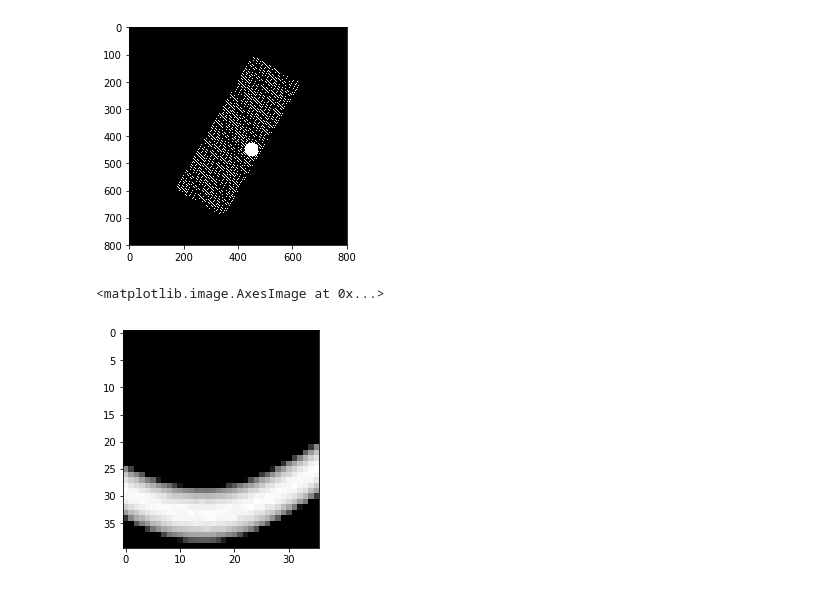
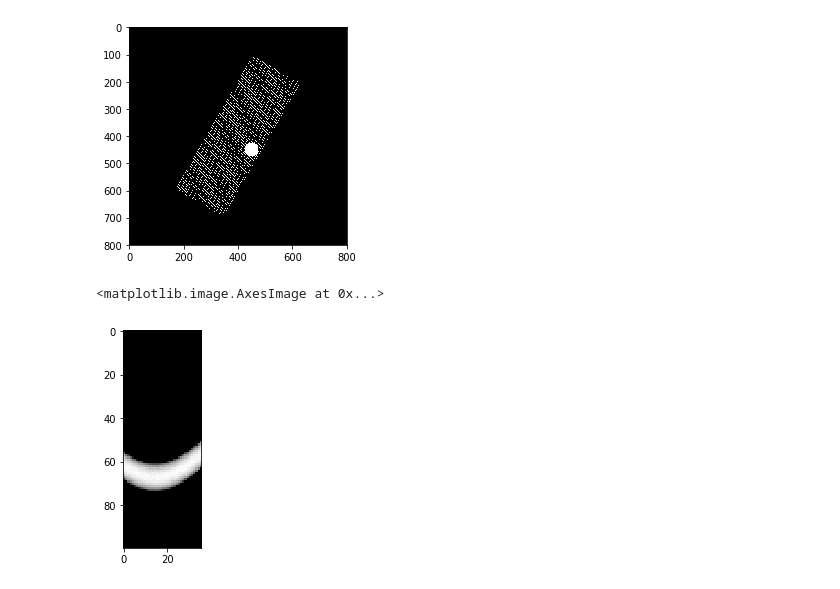
Before and after one commit to damianhorna/backprojection-tomography, a Jupyter notebook: sinogram.ipynb, the cells around one changed output. Drawn from its saved outputs; the diff is of its cells as text; code cells hidden in the pictures.

```diff
--- a/sinogram.ipynb
+++ b/sinogram.ipynb
@@ -128,6 +128,7 @@ def gen_sinogram(n,l, alphaStepDeg, img):
     center = (int(paddGray.shape[0]/2), int(paddGray.shape[1]/2))
 
     lines = []
+    all_lines=[]
     em, det = gen_emitters_and_detectors(n, l)
     for p1,p2 in zip(em, det):
         lines.append(bresenham(p1,p2))
@@ -139,12 +140,14 @@ def gen_sinogram(n,l, alphaStepDeg, img):
         for j, line in enumerate(rotated):
             sinogram[j,i] = sum([paddGray[point] for point in line])
         i+=1
+        all_lines.append(rotated)
 
     sinogram = sinogram / sinogram.max()
-    return sinogram
+    return sinogram, all_lines
 # %%
 img = plt.imread('img/dot.jpg')
-plt.imshow(gen_sinogram(40, 200, 10, img), cmap='gray')
+sinogram, lines = gen_sinogram(100, 400, 5, img)
+plt.imshow(sinogram, cmap='gray')
 # %% [output]
 <matplotlib.image.AxesImage at 0x...>
-[figure, old version]
+[figure, new version]
```
Also changed, not shown: parts of 2 cells of this notebook.
